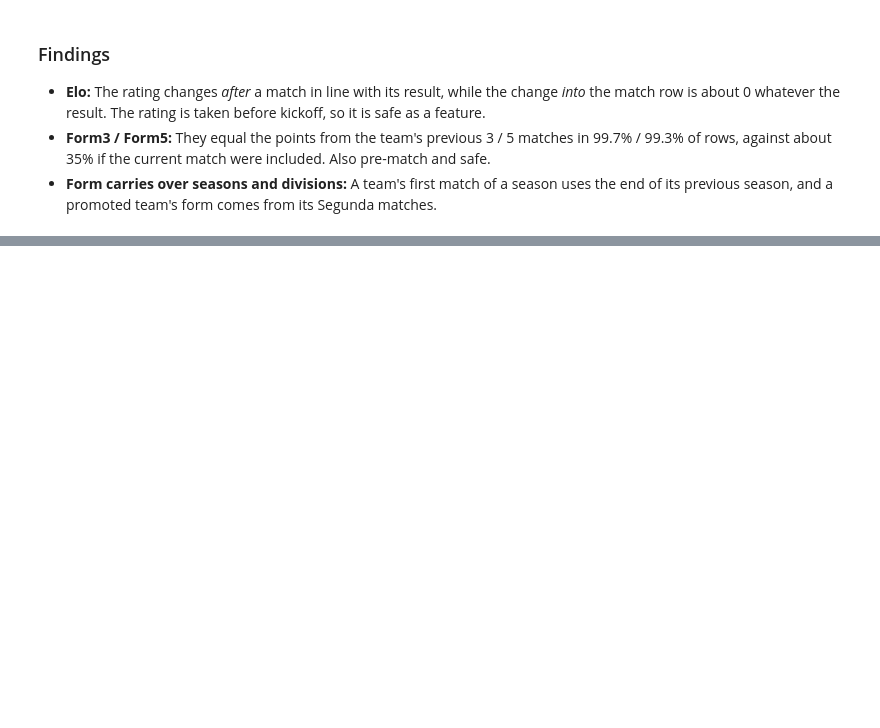
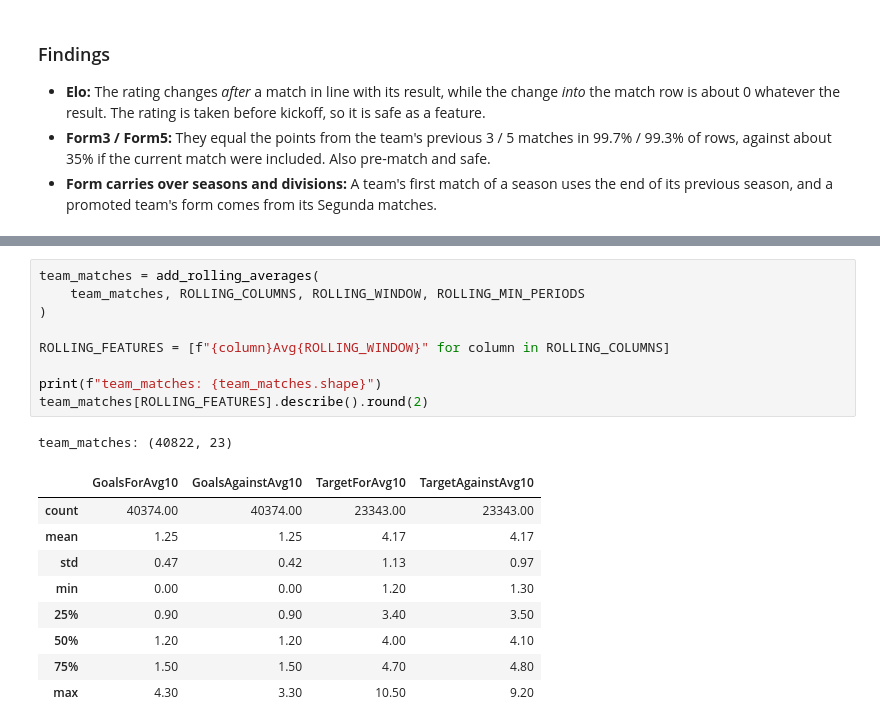
Before and after one commit to idoberk/laliga-match-prediction, a Jupyter notebook: notebooks/laliga_match_prediction.ipynb, the cells around one changed output, grey strips where cells are left out. Saved outputs shown, nothing was run; the diff lists cells and outputs as text; blank space fills up the shorter version.

```diff
--- a/notebooks/laliga_match_prediction.ipynb
+++ b/notebooks/laliga_match_prediction.ipynb
@@ -1138,0 +1149,20 @@ spot_check.loc[is_real_madrid, SPOT_CHECK_COLUMNS].head(8)
+# %%
+team_matches = add_rolling_averages(
+    team_matches, ROLLING_COLUMNS, ROLLING_WINDOW, ROLLING_MIN_PERIODS
+)
+
+ROLLING_FEATURES = [f"{column}Avg{ROLLING_WINDOW}" for column in ROLLING_COLUMNS]
+
+print(f"team_matches: {team_matches.shape}")
+team_matches[ROLLING_FEATURES].describe().round(2)
+# %% [output]
+team_matches: (40822, 23)
+|  | GoalsForAvg10 | GoalsAgainstAvg10 | TargetForAvg10 | TargetAgainstAvg10 |
+| count | 40374.00 | 40374.00 | 23343.00 | 23343.00 |
+| mean | 1.25 | 1.25 | 4.17 | 4.17 |
+| std | 0.47 | 0.42 | 1.13 | 0.97 |
+| min | 0.00 | 0.00 | 1.20 | 1.30 |
+| 25% | 0.90 | 0.90 | 3.40 | 3.50 |
+| 50% | 1.20 | 1.20 | 4.00 | 4.10 |
+| 75% | 1.50 | 1.50 | 4.70 | 4.80 |
+| max | 4.30 | 3.30 | 10.50 | 9.20 |
```
Also changed, not shown: parts of 5 cells of this notebook, 1 other file.
